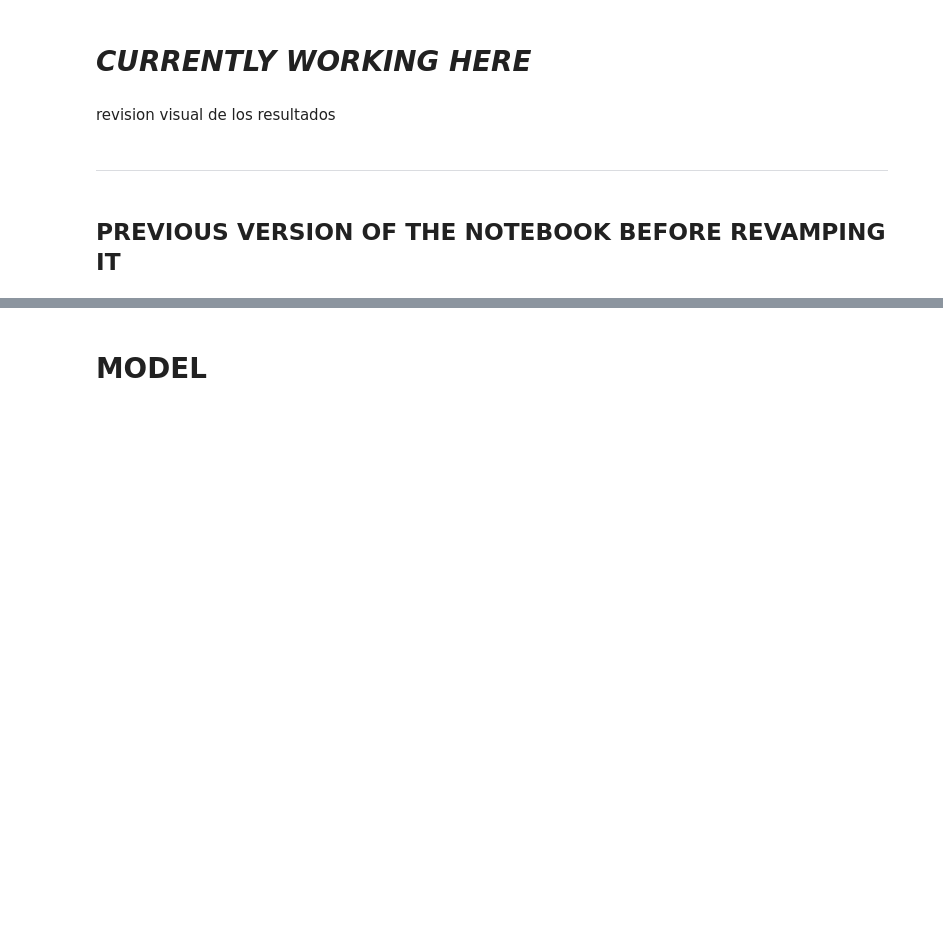
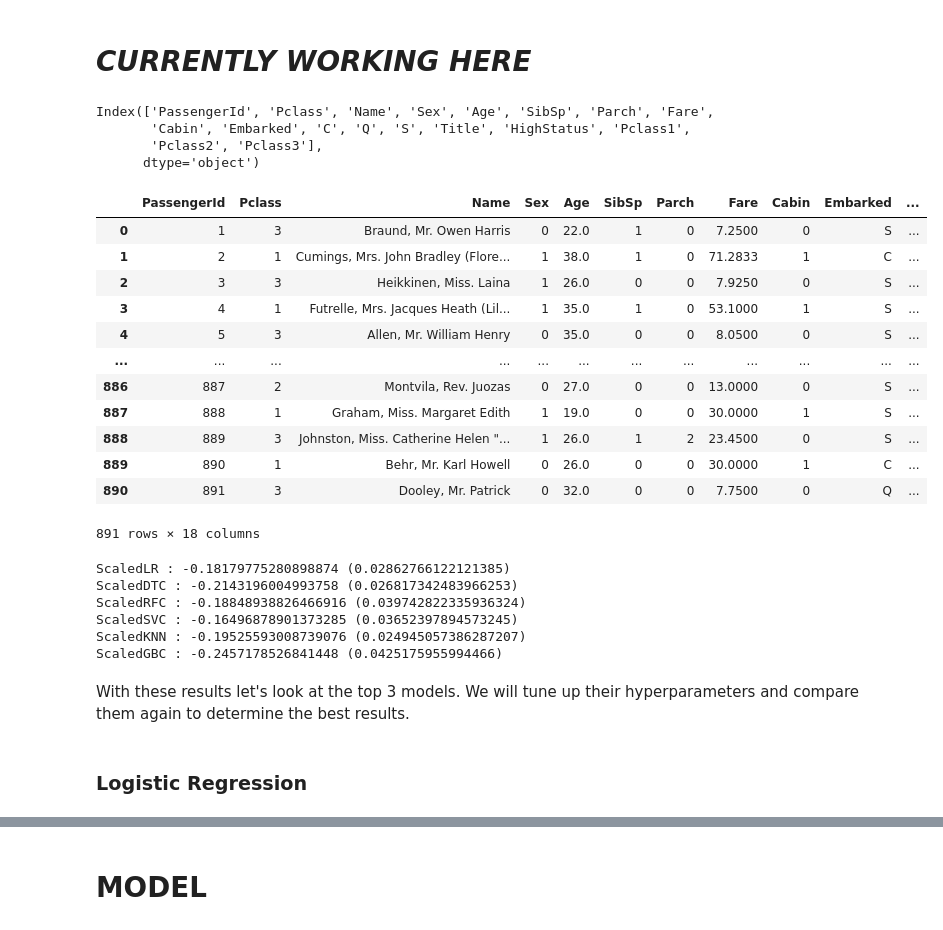
Before and after one commit to jorgegmartin/kaggle_titanic, a Jupyter notebook: titanic-begginer-competition.ipynb, the cells around one changed output, grey strips where cells are left out. Drawn from its saved outputs; the diff is of its cells as text; code cells hidden in the pictures; blank space fills up the shorter version.

```diff
--- a/titanic-begginer-competition.ipynb
+++ b/titanic-begginer-competition.ipynb
@@ -539,5 +539,26 @@ None
 df_test['Fare'] = df_test['Fare'].fillna(df_test['Fare'].mean())
 # %% [markdown]
 # *CURRENTLY WORKING HERE*
-# %% [markdown]
-revision visual de los resultados
+# %%
+X.columns
+# %% [output]
+Index(['PassengerId', 'Pclass', 'Name', 'Sex', 'Age', 'SibSp', 'Parch', 'Fare',
+       'Cabin', 'Embarked', 'C', 'Q', 'S', 'Title', 'HighStatus', 'Pclass1',
+       'Pclass2', 'Pclass3'],
+      dtype='object')
+# %%
+X
+# %% [output]
+|  | PassengerId | Pclass | Name | Sex | Age | SibSp | Parch | Fare | Cabin | Embarked | ... |
+| 0 | 1 | 3 | Braund, Mr. Owen Harris | 0 | 22.0 | 1 | 0 | 7.2500 | 0 | S | ... |
+| 1 | 2 | 1 | Cumings, Mrs. John Bradley (Flore... | 1 | 38.0 | 1 | 0 | 71.2833 | 1 | C | ... |
+| 2 | 3 | 3 | Heikkinen, Miss. Laina | 1 | 26.0 | 0 | 0 | 7.9250 | 0 | S | ... |
+| 3 | 4 | 1 | Futrelle, Mrs. Jacques Heath (Lil... | 1 | 35.0 | 1 | 0 | 53.1000 | 1 | S | ... |
+| 4 | 5 | 3 | Allen, Mr. William Henry | 0 | 35.0 | 0 | 0 | 8.0500 | 0 | S | ... |
+| ... | ... | ... | ... | ... | ... | ... | ... | ... | ... | ... | ... |
+| 886 | 887 | 2 | Montvila, Rev. Juozas | 0 | 27.0 | 0 | 0 | 13.0000 | 0 | S | ... |
+| 887 | 888 | 1 | Graham, Miss. Margaret Edith | 1 | 19.0 | 0 | 0 | 30.0000 | 1 | S | ... |
+| 888 | 889 | 3 | Johnston, Miss. Catherine Helen "... | 1 | 26.0 | 1 | 2 | 23.4500 | 0 | S | ... |
+| 889 | 890 | 1 | Behr, Mr. Karl Howell | 0 | 26.0 | 0 | 0 | 30.0000 | 1 | C | ... |
+| 890 | 891 | 3 | Dooley, Mr. Patrick | 0 | 32.0 | 0 | 0 | 7.7500 | 0 | Q | ... |
+891 rows × 18 columns
@@ -544,4 +570,40 @@ revision visual de los resultados
+# %%
+from sklearn.ensemble import RandomForestClassifier
+from sklearn.svm import SVC
+from sklearn.linear_model import LogisticRegression
+from sklearn.tree import DecisionTreeClassifier
+from sklearn.neighbors import KNeighborsClassifier
+from sklearn.ensemble import GradientBoostingClassifier
+
+# setting up pipelines
+pipelines = []
+pipelines.append(('ScaledLR', Pipeline([('Scaler', StandardScaler()),('LR',LogisticRegression())])))
+pipelines.append(('ScaledDTC', Pipeline([('Scaler', StandardScaler()),('DTC', DecisionTreeClassifier())])))
+pipelines.append(('ScaledRFC', Pipeline([('Scaler', StandardScaler()),('RFC', RandomForestClassifier())])))
+pipelines.append(('ScaledSVC', Pipeline([('Scaler', StandardScaler()),('SVC', SVC())])))
+pipelines.append(('ScaledKNN', Pipeline([('Scaler', StandardScaler()),('KNN', KNeighborsClassifier())])))
+lr_list = [0.05, 0.075, 0.1, 0.25, 0.5, 0.75, 1]
+pipelines.append(('ScaledGBC', Pipeline([('Scaler', StandardScaler()),('GBC', GradientBoostingClassifier(n_estimators=20, learning_rate=0.075, max_features=2, max_depth=2, random_state=0))])))
+
+# testing models
+results = []
+names = []
+for name, model in pipelines:
+    kfold = KFold(n_splits=10)
+    cv_results = cross_val_score(model, X, y, cv=kfold, scoring='neg_mean_squared_error')
+    results.append(cv_results)
+    names.append(name)
+    msg = f'{name} : {cv_results.mean()} ({cv_results.std()})'
+    print(msg)
+# %% [output]
+ScaledLR : -0.18179775280898874 (0.02862766122121385)
+ScaledDTC : -0.2143196004993758 (0.026817342483966253)
+ScaledRFC : -0.18848938826466916 (0.039742822335936324)
+ScaledSVC : -0.16496878901373285 (0.03652397894573245)
+ScaledKNN : -0.19525593008739076 (0.024945057386287207)
+ScaledGBC : -0.2457178526841448 (0.0425175955994466)
+# %% [markdown]
+With these results let's look at the top 3 models.
+We will tune up their hyperparameters and compare them again to determine the best results.
 # %% [markdown]
---------------
+### Logistic Regression
-# %% [markdown]
-## PREVIOUS VERSION OF THE NOTEBOOK BEFORE REVAMPING IT
```
Also changed, not shown: parts of 23 cells of this notebook, 1 other file.
